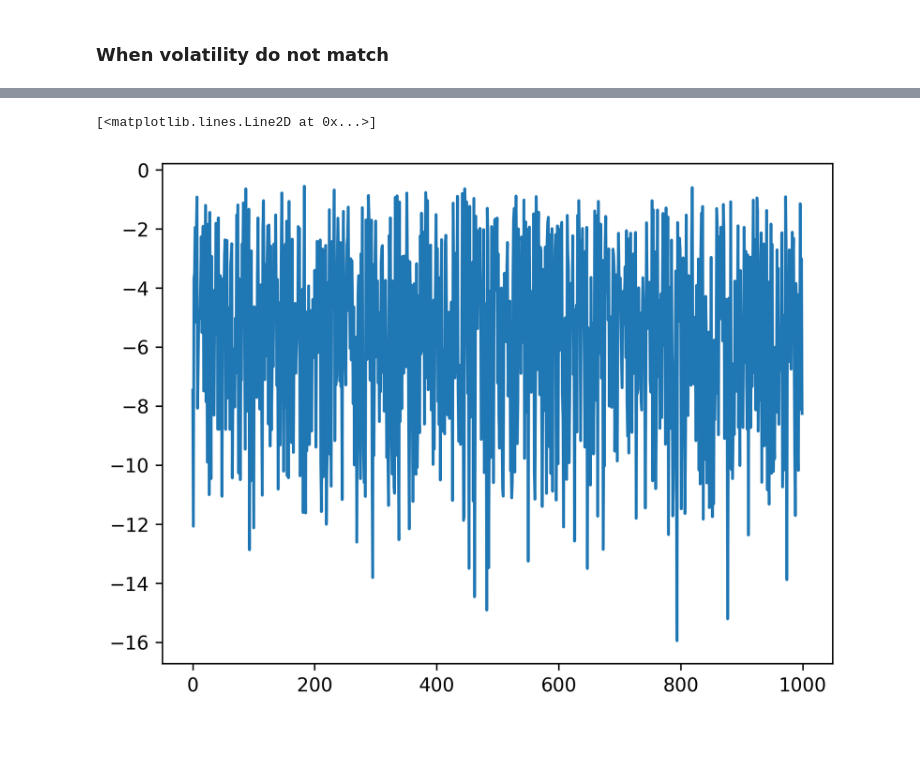
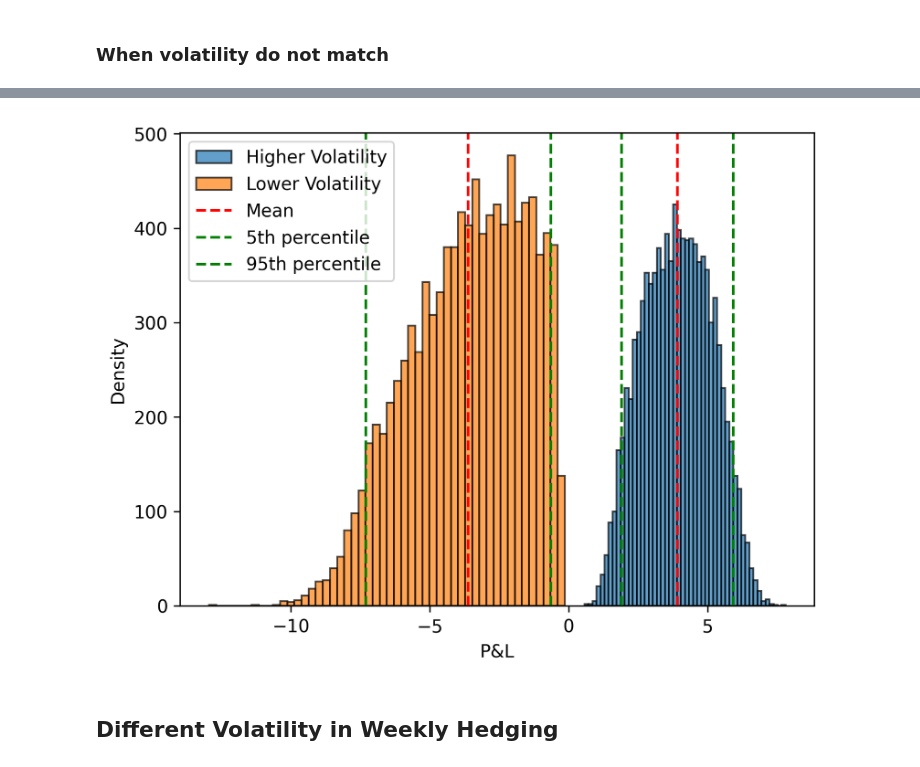
Before and after one commit to NitaiNijholt/ComputationalFinance, a Jupyter notebook: Assignments/Assignment_1/Assign1.ipynb, the cells around one changed output, grey strips where cells are left out. Saved outputs shown, nothing was run; the diff lists cells and outputs as text; code cells hidden in the pictures; blank space fills up the shorter version.

```diff
--- a/Assignments/Assignment_1/Assign1.ipynb
+++ b/Assignments/Assignment_1/Assign1.ipynb
@@ -711,13 +709,13 @@ ax.plot(np.arange(1000),(np.array(total_cost_week) + np.array(money_received_wee
 ## volatality in stock price calculation is 0.2 and 0.3 in Delta Valuation
 total_cost_vol = []
 money_received_vol = []
-for j in range(1000):
+for j in range(10000):
     prev_delta = 0
     cost = 0
     ##Generating Stock Prices for one year using Euler Methode  and volatality 0.2
     E_stock_prices = euler_Method(S0, interest_rate, delta_t, M, 0.2)
     ##Generating Delta for Daily in one year of period using Black-Scholes Method and volatality 0.3
-    option_values, deltas = calculate_Delta_Option(E_stock_prices, strike_price, T , interest_rate, 0.5)
+    option_values, deltas = calculate_Delta_Option(E_stock_prices, strike_price, T , interest_rate, 0.3)
 
     # Money received from selling an option at time of maturity
     money_option = option_values[0] * np.exp( interest_rate * T)
@@ -747,14 +739,19 @@ ax.plot(np.arange(1000),(np.array(total_cost_vol) + np.array(money_received_vol)
+# %%
+final_PnL_HVol = np.array(total_cost_vol) + np.array(money_received_vol)
+mean_PnL_HVol = np.mean(final_PnL_HVol)
+PnL_HVol_5 = np.percentile(final_PnL_HVol, 5)
+PnL_HVol_95 = np.percentile(final_PnL_HVol, 95)
 # %%
 ## volatality in stock price calculation is 0.2 and 0.3 in Delta Valuation
 total_cost_vol2 = []
 money_received_vol2 = []
-for j in range(1000):
+for j in range(10000):
     prev_delta = 0
     cost = 0
     ##Generating Stock Prices for one year using Euler Methode  and volatality 0.3
-    E_stock_prices = euler_Method(S0, interest_rate, delta_t, M, 0.3)
+    E_stock_prices = euler_Method(S0, interest_rate, delta_t, M, 0.2)
     ##Generating Delta for Daily in one year of period using Black-Scholes Method and volatality 0.2
-    option_values, deltas = calculate_Delta_Option(E_stock_prices, strike_price, T , interest_rate, 0.15)
+    option_values, deltas = calculate_Delta_Option(E_stock_prices, strike_price, T , interest_rate, 0.1)
 
     # Money received from selling an option at time of maturity
     money_option = option_values[0] * np.exp( interest_rate * T)
@@ -775,9 +772,26 @@ for j in range(1000):
     #Appending the total cost of delta hedging for each simulation
     total_cost_vol2.append(cost)
     money_received_vol2.append(money_received)
-# %%
-fig, ax = plt.subplots(dpi=300)
-ax.plot(np.arange(1000),(np.array(total_cost_vol2) + np.array(money_received_vol2)))
-# %% [output]
-[<matplotlib.lines.Line2D at 0x...>]
-[figure, removed]
+# %%
+final_PnL_LVol = np.array(total_cost_vol2) + np.array(money_received_vol2)
+mean_PnL_LVol = np.mean(final_PnL_LVol)
+PnL_LVol_5 = np.percentile(final_PnL_LVol, 5)
+PnL_LVol_95 = np.percentile(final_PnL_LVol, 95)
+# %%
+fig, ax = plt.subplots(dpi=300)
+ax.hist(final_PnL_HVol,bins=50, label='Higher Volatility', edgecolor='black', alpha = 0.7)
+ax.hist(final_PnL_LVol, bins=50, label='Lower Volatility', edgecolor='black', alpha = 0.7)
+ax.axvline(x = mean_PnL_LVol, color = "red", label = "Mean", linestyle = "--")
+ax.axvline(x = PnL_LVol_5, color = "green", label = "5th percentile", linestyle = "--")
+ax.axvline(x = PnL_LVol_95, color = "green", label = "95th percentile", linestyle = "--")
+ax.axvline(x = mean_PnL_HVol, color = "red", linestyle = "--")
+ax.axvline(x = PnL_HVol_5, color = "green", linestyle = "--")
+ax.axvline(x = PnL_HVol_95, color = "green", linestyle = "--")
+ax.set_xlabel('P&L')
+ax.set_ylabel('Density')
+ax.legend()
+fig.savefig('cashflow_Vol_Daily.png')
+# %% [output]
+[figure, added]
+# %% [markdown]
+## Different Volatility in Weekly Hedging
```
Also changed, not shown: parts of 30 cells of this notebook.
